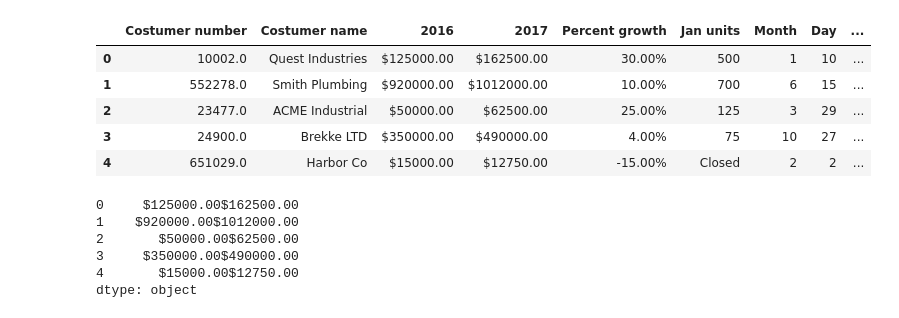
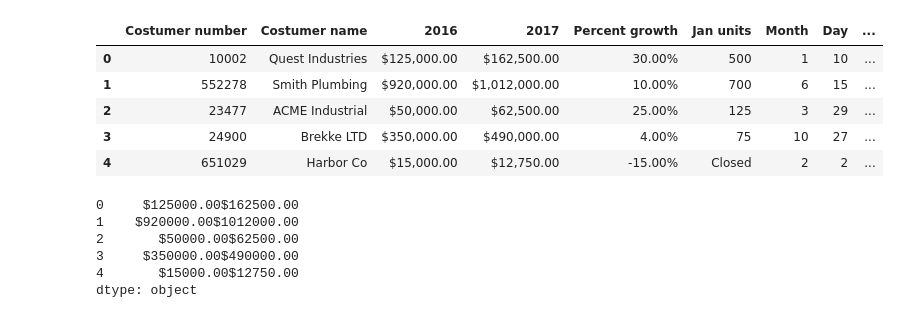
Before and after one commit to IqbalPratama17/Machine-Learning, a Jupyter notebook: Praktikum3.ipynb, the cells around one changed output. Drawn from its saved outputs; the diff is of its cells as text; code cells hidden in the pictures.

```diff
--- a/Praktikum3.ipynb
+++ b/Praktikum3.ipynb
@@ -6,16 +6,16 @@ import numpy as np
 import pandas as pd
 # %%
 # Melakukan Pemanggilan file
-path_   ="/content/drive/My Drive/Machine Learning/dataset/Data_Sales.CSV"
-dataset = pd.read_csv(path_)
+path ="/content/drive/My Drive/Machine Learning/dataset/Data New Sales.CSV"
+dataset = pd.read_csv(path)
 dataset
 # %% [output]
 |  | Costumer number | Costumer name | 2016 | 2017 | Percent growth | Jan units | Month | Day | ... |
-| 0 | 10002.0 | Quest Industries | $125000.00 | $162500.00 | 30.00% | 500 | 1 | 10 | ... |
-| 1 | 552278.0 | Smith Plumbing | $920000.00 | $1012000.00 | 10.00% | 700 | 6 | 15 | ... |
-| 2 | 23477.0 | ACME Industrial | $50000.00 | $62500.00 | 25.00% | 125 | 3 | 29 | ... |
-| 3 | 24900.0 | Brekke LTD | $350000.00 | $490000.00 | 4.00% | 75 | 10 | 27 | ... |
-| 4 | 651029.0 | Harbor Co | $15000.00 | $12750.00 | -15.00% | Closed | 2 | 2 | ... |
+| 0 | 10002 | Quest Industries | $125,000.00 | $162,500.00 | 30.00% | 500 | 1 | 10 | ... |
+| 1 | 552278 | Smith Plumbing | $920,000.00 | $1,012,000.00 | 10.00% | 700 | 6 | 15 | ... |
+| 2 | 23477 | ACME Industrial | $50,000.00 | $62,500.00 | 25.00% | 125 | 3 | 29 | ... |
+| 3 | 24900 | Brekke LTD | $350,000.00 | $490,000.00 | 4.00% | 75 | 10 | 27 | ... |
+| 4 | 651029 | Harbor Co | $15,000.00 | $12,750.00 | -15.00% | Closed | 2 | 2 | ... |
 # %%
 # Selanjutnya kita lakukan perintah dengan tanda ‘+’
 # Hasilnya bukan menjumlahkan tetapi menjadi menggabungkan data 2016 dan 2017
```
